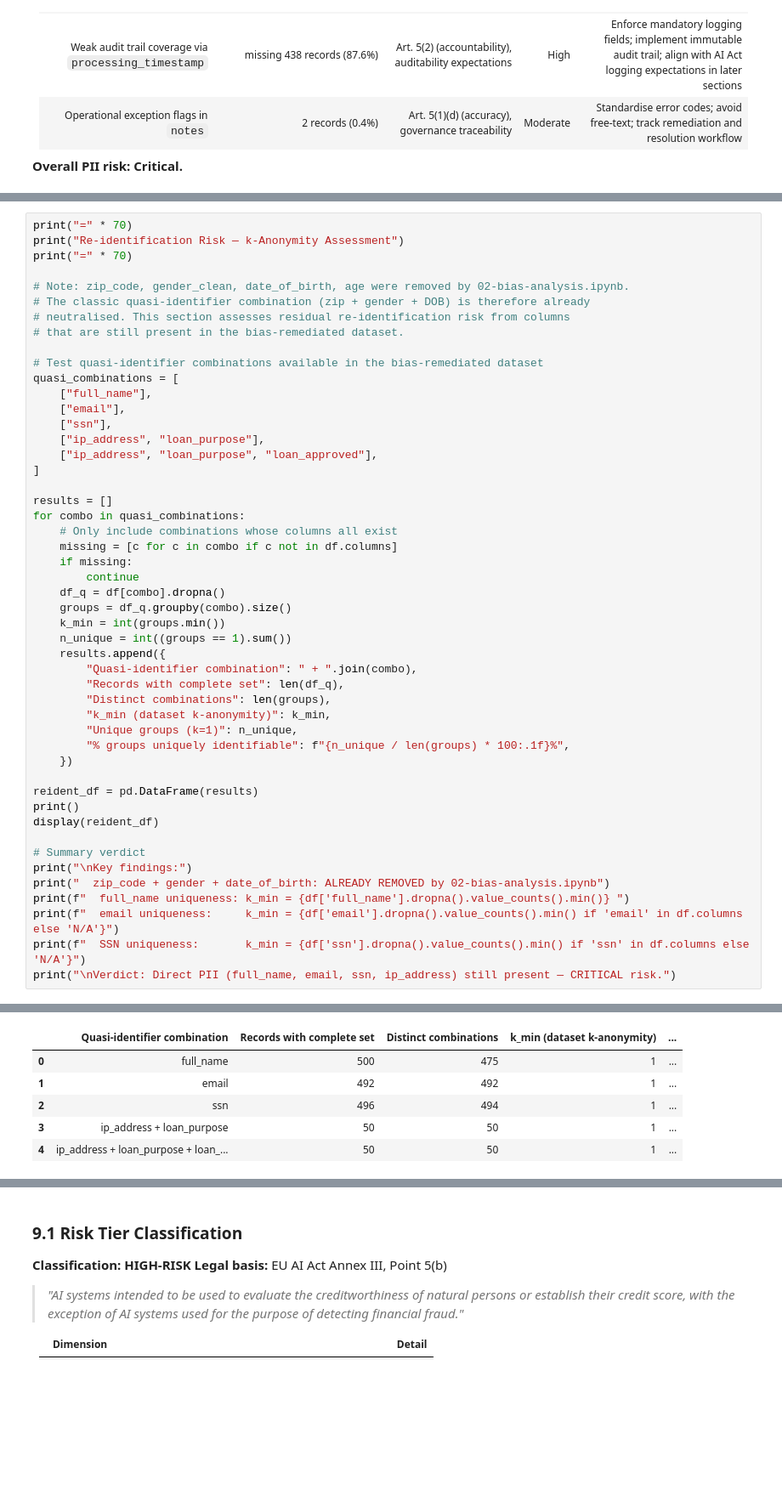
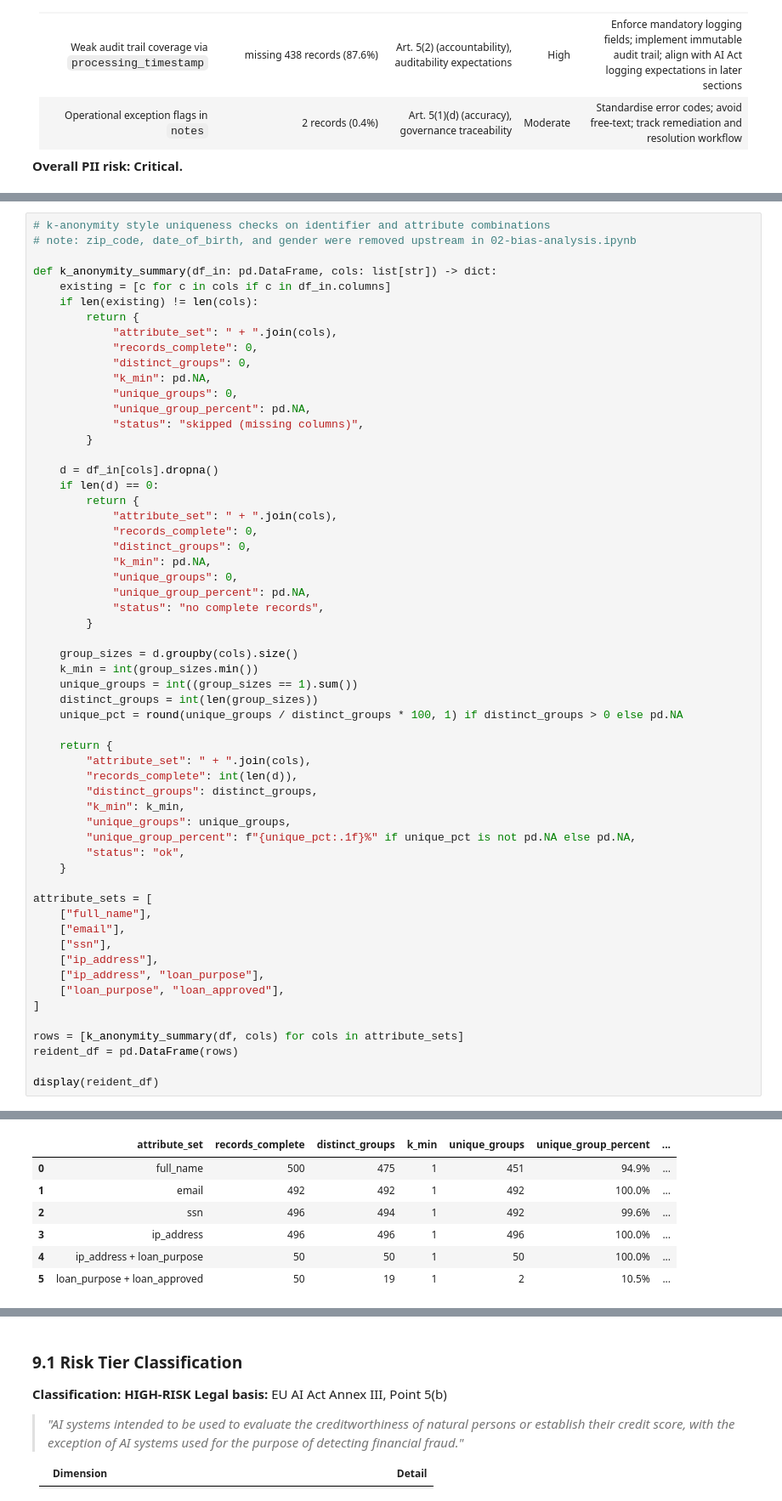
Before and after one commit to mchlkan/dego-2606-group3, a Jupyter notebook: notebooks/03-privacy-demo.ipynb, the cells around one changed output, grey strips where cells are left out. Shown at 85% size. Saved outputs shown, nothing was run; the diff lists cells and outputs as text; blank space fills up the shorter version.

Commit message:
analysis: fully reviewed notebook, corrected GDPR mistakes and refined findings cells

```diff
--- a/notebooks/03-privacy-demo.ipynb
+++ b/notebooks/03-privacy-demo.ipynb
@@ -542,50 +501,59 @@ Re-identification risk arises when an adversary can link a record back to a spec
 # %%
-print("=" * 70)
-print("Re-identification Risk — k-Anonymity Assessment")
-print("=" * 70)
+# k-anonymity style uniqueness checks on identifier and attribute combinations
+# note: zip_code, date_of_birth, and gender were removed upstream in 02-bias-analysis.ipynb
 
-# Note: zip_code, gender_clean, date_of_birth, age were removed by 02-bias-analysis.ipynb.
-# The classic quasi-identifier combination (zip + gender + DOB) is therefore already
-# neutralised. This section assesses residual re-identification risk from columns
-# that are still present in the bias-remediated dataset.
+def k_anonymity_summary(df_in: pd.DataFrame, cols: list[str]) -> dict:
+    existing = [c for c in cols if c in df_in.columns]
+    if len(existing) != len(cols):
+        return {
+            "attribute_set": " + ".join(cols),
+            "records_complete": 0,
+            "distinct_groups": 0,
+            "k_min": pd.NA,
+            "unique_groups": 0,
+            "unique_group_percent": pd.NA,
+            "status": "skipped (missing columns)",
+        }
 
-# Test quasi-identifier combinations available in the bias-remediated dataset
-quasi_combinations = [
+    d = df_in[cols].dropna()
+    if len(d) == 0:
+        return {
+            "attribute_set": " + ".join(cols),
+            "records_complete": 0,
+            "distinct_groups": 0,
+            "k_min": pd.NA,
+            "unique_groups": 0,
+            "unique_group_percent": pd.NA,
+            "status": "no complete records",
+        }
+
+    group_sizes = d.groupby(cols).size()
+    k_min = int(group_sizes.min())
+    unique_groups = int((group_sizes == 1).sum())
+    distinct_groups = int(len(group_sizes))
+    unique_pct = round(unique_groups / distinct_groups * 100, 1) if distinct_groups > 0 else pd.NA
+
+    return {
+        "attribute_set": " + ".join(cols),
+        "records_complete": int(len(d)),
+        "distinct_groups": distinct_groups,
+        "k_min": k_min,
+        "unique_groups": unique_groups,
+        "unique_group_percent": f"{unique_pct:.1f}%" if unique_pct is not pd.NA else pd.NA,
+        "status": "ok",
+    }
+
+attribute_sets = [
     ["full_name"],
     ["email"],
     ["ssn"],
+    ["ip_address"],
     ["ip_address", "loan_purpose"],
-    ["ip_address", "loan_purpose", "loan_approved"],
+    ["loan_purpose", "loan_approved"],
 ]
 
-results = []
-for combo in quasi_combinations:
-    # Only include combinations whose columns all exist
-    missing = [c for c in combo if c not in df.columns]
-    if missing:
-        continue
-    df_q = df[combo].dropna()
-    groups = df_q.groupby(combo).size()
-    k_min = int(groups.min())
-    n_unique = int((groups == 1).sum())
-    results.append({
-        "Quasi-identifier combination": " + ".join(combo),
-        "Records with complete set": len(df_q),
-        "Distinct combinations": len(groups),
-        "k_min (dataset k-anonymity)": k_min,
-        "Unique groups (k=1)": n_unique,
-        "% groups uniquely identifiable": f"{n_unique / len(groups) * 100:.1f}%",
-    })
+rows = [k_anonymity_summary(df, cols) for cols in attribute_sets]
+reident_df = pd.DataFrame(rows)
 
-reident_df = pd.DataFrame(results)
-print()
 display(reident_df)
-
-# Summary verdict
-print("\nKey findings:")
-print("  zip_code + gender + date_of_birth: ALREADY REMOVED by 02-bias-analysis.ipynb")
-print(f"  full_name uniqueness: k_min = {df['full_name'].dropna().value_counts().min()} ")
-print(f"  email uniqueness:     k_min = {df['email'].dropna().value_counts().min() if 'email' in df.columns else 'N/A'}")
-print(f"  SSN uniqueness:       k_min = {df['ssn'].dropna().value_counts().min() if 'ssn' in df.columns else 'N/A'}")
-print("\nVerdict: Direct PII (full_name, email, ssn, ip_address) still present — CRITICAL risk.")
 # %% [output]
@@ -595,6 +560,7 @@ Re-identification Risk — k-Anonymity Assessment
-|  | Quasi-identifier combination | Records with complete set | Distinct combinations | k_min (dataset k-anonymity) | ... |
-| 0 | full_name | 500 | 475 | 1 | ... |
-| 1 | email | 492 | 492 | 1 | ... |
-| 2 | ssn | 496 | 494 | 1 | ... |
-| 3 | ip_address + loan_purpose | 50 | 50 | 1 | ... |
-| 4 | ip_address + loan_purpose + loan_... | 50 | 50 | 1 | ... |
+|  | attribute_set | records_complete | distinct_groups | k_min | unique_groups | unique_group_percent | ... |
+| 0 | full_name | 500 | 475 | 1 | 451 | 94.9% | ... |
+| 1 | email | 492 | 492 | 1 | 492 | 100.0% | ... |
+| 2 | ssn | 496 | 494 | 1 | 492 | 99.6% | ... |
+| 3 | ip_address | 496 | 496 | 1 | 496 | 100.0% | ... |
+| 4 | ip_address + loan_purpose | 50 | 50 | 1 | 50 | 100.0% | ... |
+| 5 | loan_purpose + loan_approved | 50 | 19 | 1 | 2 | 10.5% | ... |
```
Also changed, not shown: parts of 66 cells of this notebook.
